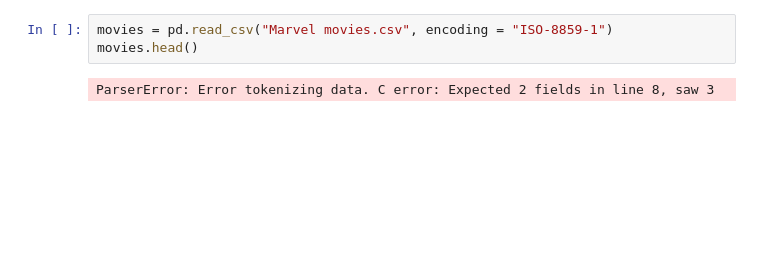
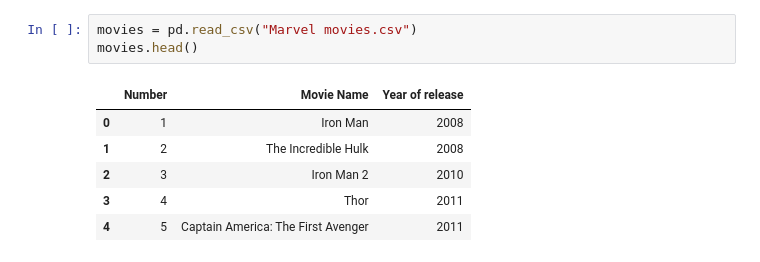
Before and after one commit to pnisenson/marvel-star, a Jupyter notebook: OMDb API.ipynb, the cells around one changed output. Cells and saved outputs as stored; diff of their text form; blank space fills up the shorter version.

Commit message:
movie csv

```diff
--- a/OMDb API.ipynb
+++ b/OMDb API.ipynb
@@ -12,8 +10,13 @@ from pprint import pprint
 # %%
-movies = pd.read_csv("Marvel movies.csv", encoding = "ISO-8859-1")
+movies = pd.read_csv("Marvel movies.csv")
 movies.head()
 # %% [output]
-ParserError: Error tokenizing data. C error: Expected 2 fields in line 8, saw 3
+|  | Number | Movie Name | Year of release |
+| 0 | 1 | Iron Man | 2008 |
+| 1 | 2 | The Incredible Hulk | 2008 |
+| 2 | 3 | Iron Man 2 | 2010 |
+| 3 | 4 | Thor | 2011 |
+| 4 | 5 | Captain America: The First Avenger | 2011 |
 # %%
 #OMDb api key
 url = f"http://www.omdbapi.com/?apikey={api_key}&t="
```
Also changed, not shown: parts of 4 cells of this notebook, 2 other files.
